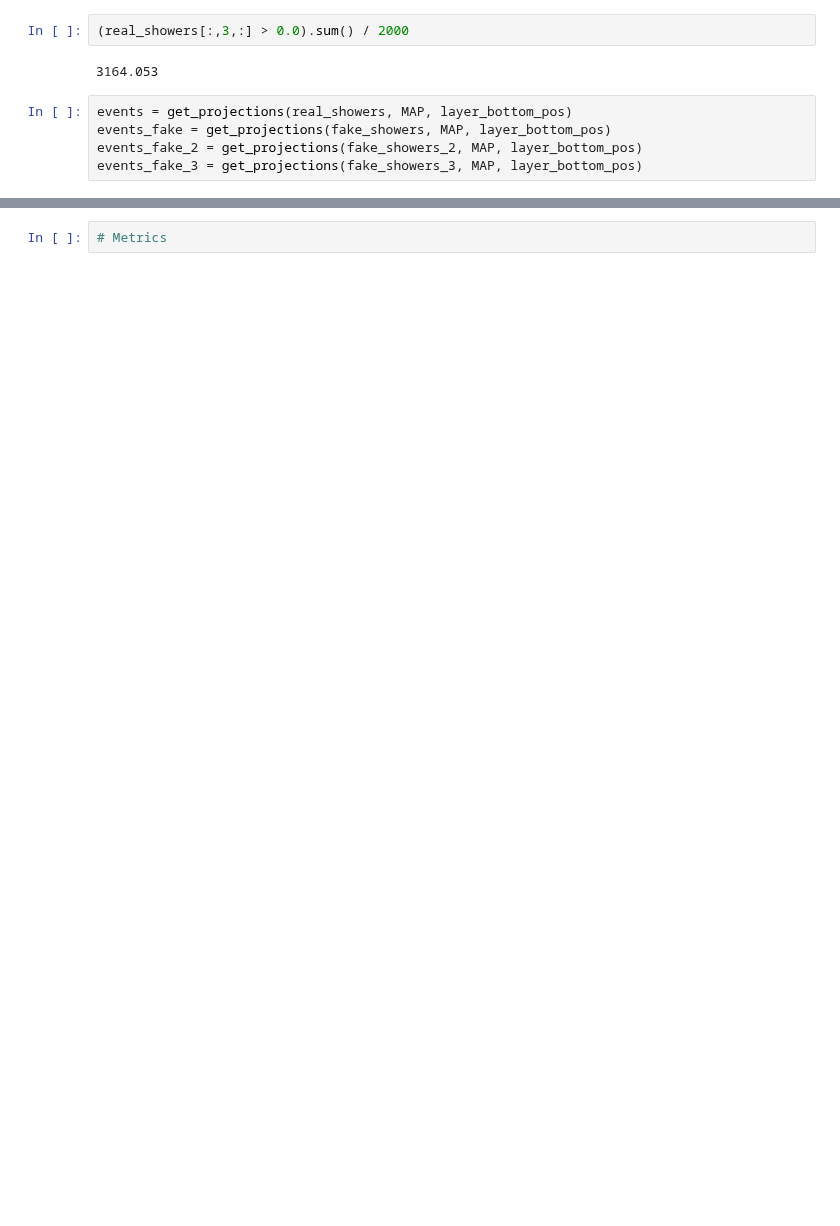
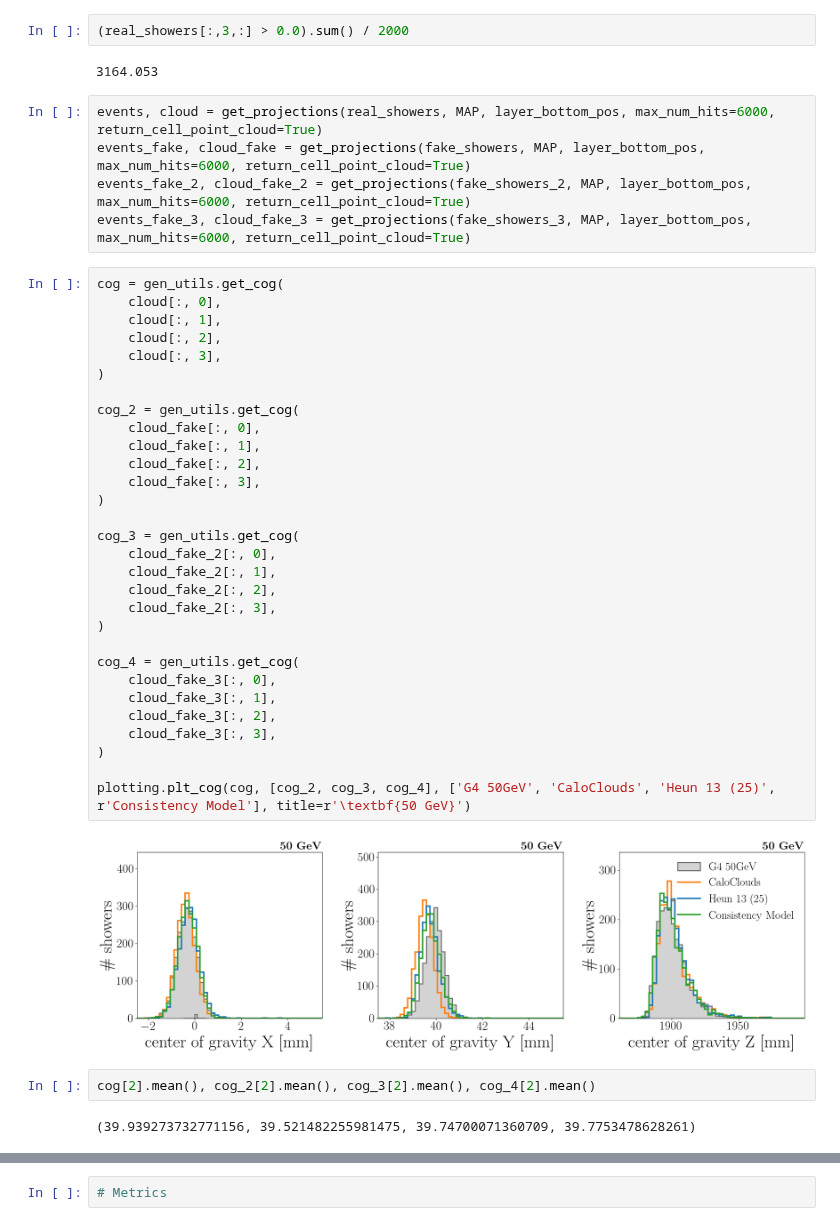
Before and after one commit to FLC-QU-hep/CaloClouds-3, a Jupyter notebook: validation.ipynb, the cells around one changed output, grey strips where cells are left out. Saved outputs shown, nothing was run; the diff lists cells and outputs as text; blank space fills up the shorter version.

```diff
--- a/validation.ipynb
+++ b/validation.ipynb
@@ -631,7 +460,43 @@ cfg.bins_r = 35
 # %% [output]
 3164.053
 # %%
-events = get_projections(real_showers, MAP, layer_bottom_pos)
-events_fake = get_projections(fake_showers, MAP, layer_bottom_pos)
-events_fake_2 = get_projections(fake_showers_2, MAP, layer_bottom_pos)
-events_fake_3 = get_projections(fake_showers_3, MAP, layer_bottom_pos)
+events, cloud = get_projections(real_showers, MAP, layer_bottom_pos, max_num_hits=6000, return_cell_point_cloud=True)
+events_fake, cloud_fake = get_projections(fake_showers, MAP, layer_bottom_pos, max_num_hits=6000, return_cell_point_cloud=True)
+events_fake_2, cloud_fake_2 = get_projections(fake_showers_2, MAP, layer_bottom_pos, max_num_hits=6000, return_cell_point_cloud=True)
+events_fake_3, cloud_fake_3 = get_projections(fake_showers_3, MAP, layer_bottom_pos, max_num_hits=6000, return_cell_point_cloud=True)
+# %%
+cog = gen_utils.get_cog(
+    cloud[:, 0],
+    cloud[:, 1],
+    cloud[:, 2],
+    cloud[:, 3],
+)
+
+cog_2 = gen_utils.get_cog(
+    cloud_fake[:, 0],
+    cloud_fake[:, 1],
+    cloud_fake[:, 2],
+    cloud_fake[:, 3],
+)
+
+cog_3 = gen_utils.get_cog(
+    cloud_fake_2[:, 0],
+    cloud_fake_2[:, 1],
+    cloud_fake_2[:, 2],
+    cloud_fake_2[:, 3],
+)
+
+cog_4 = gen_utils.get_cog(
+    cloud_fake_3[:, 0],
+    cloud_fake_3[:, 1],
+    cloud_fake_3[:, 2],
+    cloud_fake_3[:, 3],
+)
+
+plotting.plt_cog(cog, [cog_2, cog_3, cog_4], ['G4 50GeV', 'CaloClouds', 'Heun 13 (25)', r'Consistency Model'], title=r'\textbf{50 GeV}')
+# %% [output]
+[figure, added]
+# %%
+cog[2].mean(), cog_2[2].mean(), cog_3[2].mean(), cog_4[2].mean()
+# %% [output]
+(39.939273732771156, 39.521482255981475, 39.74700071360709, 39.7753478628261)
```
Also changed, not shown: parts of 16 cells of this notebook, 2 other files.
